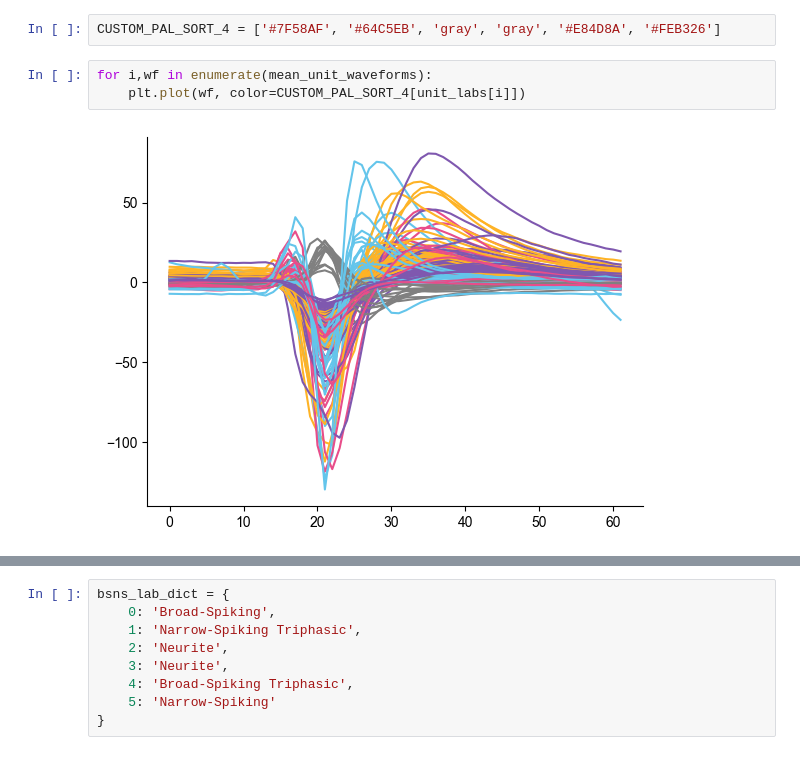
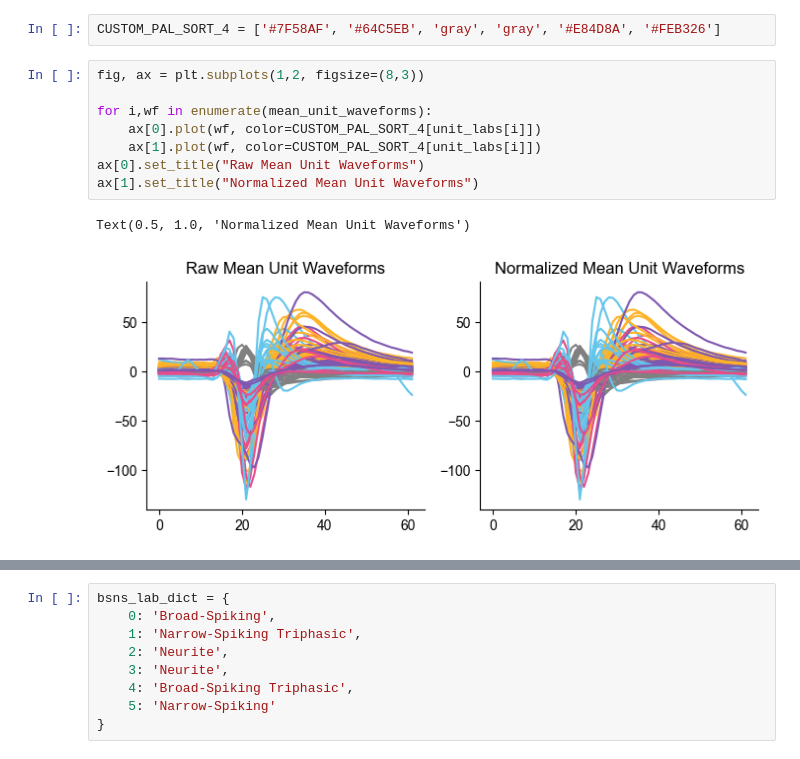
Before and after one commit to mateouma/fpp-npx, a Jupyter notebook: bsns_testing.ipynb, the cells around one changed output, grey strips where cells are left out. Drawn from its saved outputs; the diff is of its cells as text.

```diff
--- a/bsns_testing.ipynb
+++ b/bsns_testing.ipynb
@@ -68,7 +65,13 @@ array([0, 4, 0, 1, 0, 1, 0, 1, 1, 1, 1, 0, 5, 0, 0, 5, 0, 0, 5, 4, 0, 0,
 # %%
 CUSTOM_PAL_SORT_4 = ['#7F58AF', '#64C5EB', 'gray', 'gray', '#E84D8A', '#FEB326']
 # %%
+fig, ax = plt.subplots(1,2, figsize=(8,3))
+
 for i,wf in enumerate(mean_unit_waveforms):
-    plt.plot(wf, color=CUSTOM_PAL_SORT_4[unit_labs[i]])
+    ax[0].plot(wf, color=CUSTOM_PAL_SORT_4[unit_labs[i]])
+    ax[1].plot(wf, color=CUSTOM_PAL_SORT_4[unit_labs[i]])
+ax[0].set_title("Raw Mean Unit Waveforms")
+ax[1].set_title("Normalized Mean Unit Waveforms")
 # %% [output]
+Text(0.5, 1.0, 'Normalized Mean Unit Waveforms')
-[figure, old version]
+[figure, new version]
```
Also changed, not shown: parts of 34 cells of this notebook, 41 other files.
